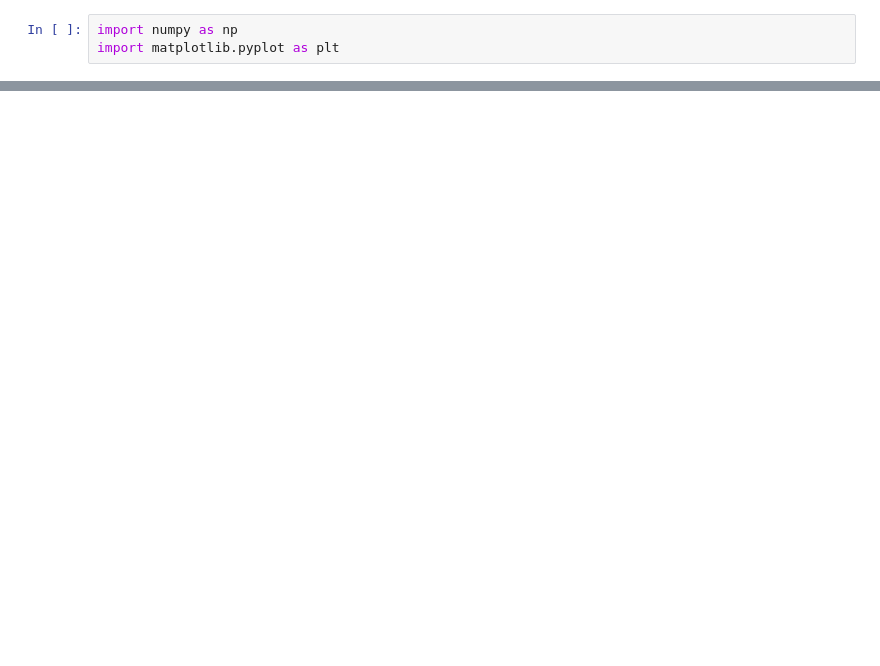
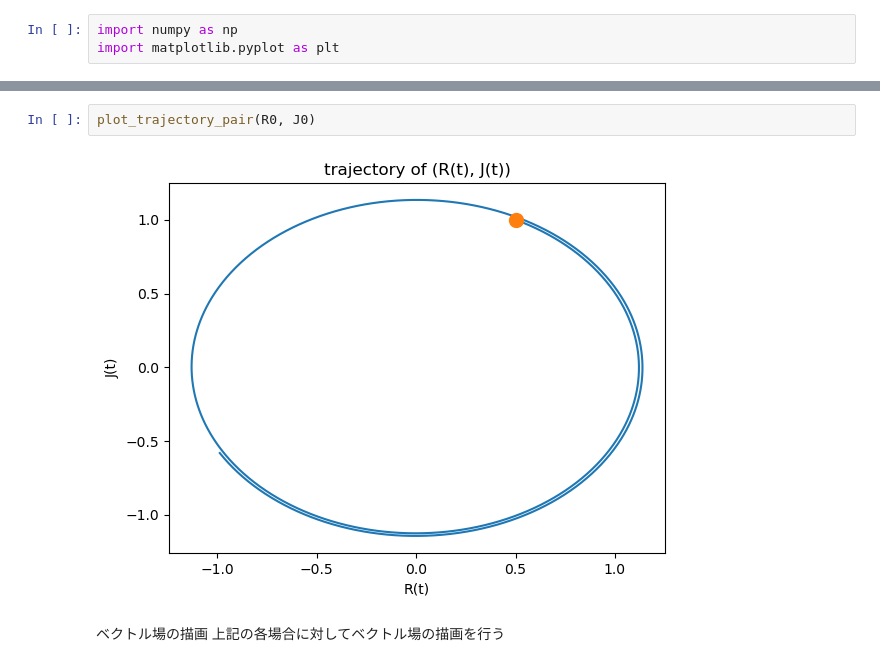
Before and after one commit to frinfo702/sim-uni, a Jupyter notebook: report1.ipynb, the cells around one changed output, grey strips where cells are left out. Cells and saved outputs as stored; diff of their text form; blank space fills up the shorter version.

```diff
--- a/report1.ipynb
+++ b/report1.ipynb
@@ -143,0 +157,7 @@ plt.show()
+# %%
+plot_trajectory_pair(R0, J0)
+# %% [output]
+[figure, added]
+# %% [markdown]
+ベクトル場の描画
+上記の各場合に対してベクトル場の描画を行う
```
Also changed, not shown: parts of 32 cells of this notebook, 2 other files.
